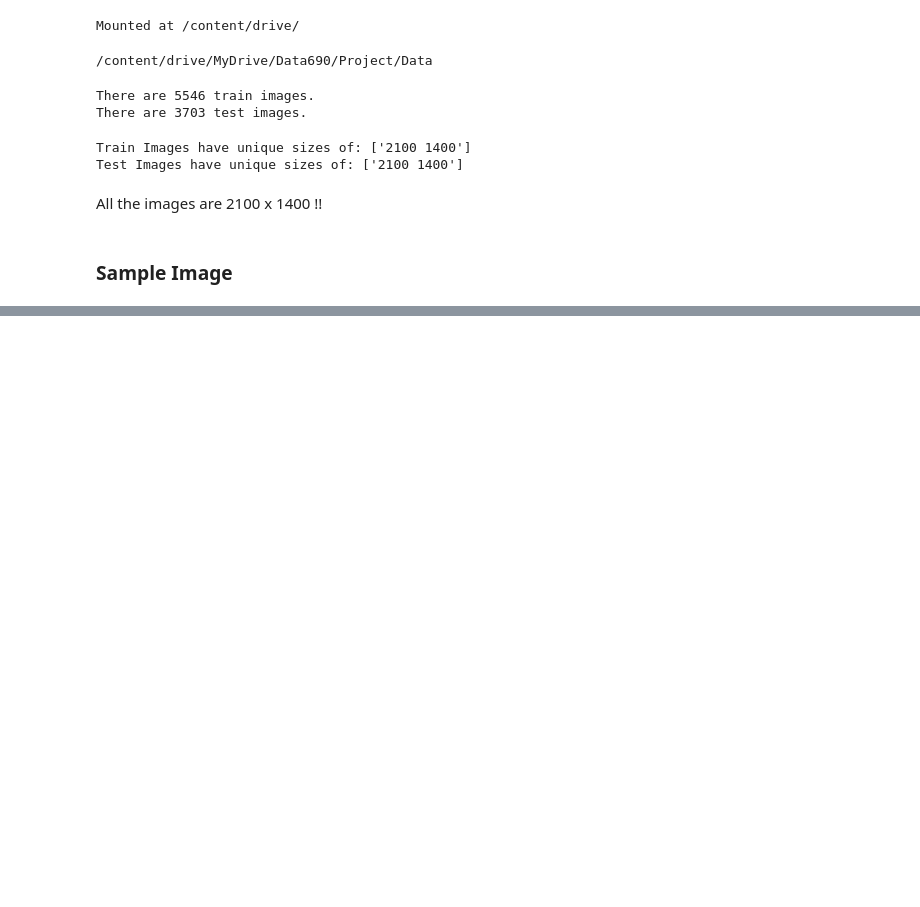
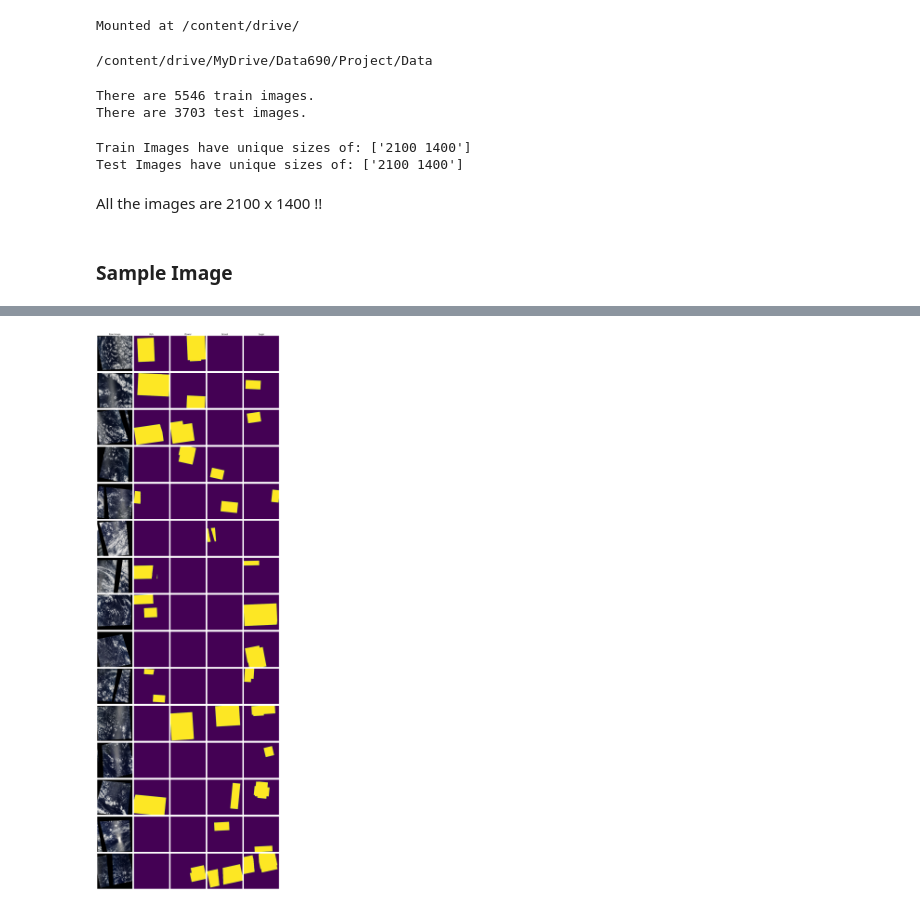
Before and after one commit to harperd17/cloud_classification, a Jupyter notebook: EDA/EDA.ipynb, the cells around one changed output, grey strips where cells are left out. Drawn from its saved outputs; the diff is of its cells as text; code cells hidden in the pictures; blank space fills up the shorter version.

```diff
--- a/EDA/EDA.ipynb
+++ b/EDA/EDA.ipynb
@@ -74,0 +105,18 @@ fig, ax = show_image_and_masks(sample_images, class_labels=cloud_data_object.cla
+# %%
+transform_list = [transforms_seg.RandomShift(max_percent=0.15),
+                  transforms_seg.RandomRotation(degrees=15),
+                  #transforms_seg.RandomResizedCrop(crop_size=(128,128),target_size=(256,256)),
+                  transforms_seg.RandomFlip(),
+                  transforms_seg.RandomBrightness()
+                  #transforms_seg.RandomNoise(mode='pepper',percent=0.005)
+                  ]
+# %%
+cloud_data_object_transforms = CloudData(data_directory = images_directory,
+                              mask_df = train_data,
+                              transform=transform_list)
+# %%
+sample_images_transforms = [(cloud_data_object_transforms[i]) for i in range(15)]
+# %%
+show_image_and_masks(sample_images_transforms, class_labels=cloud_data_object_transforms.classes);
+# %% [output]
+[figure, added]
```
Also changed, not shown: parts of 9 cells of this notebook.
